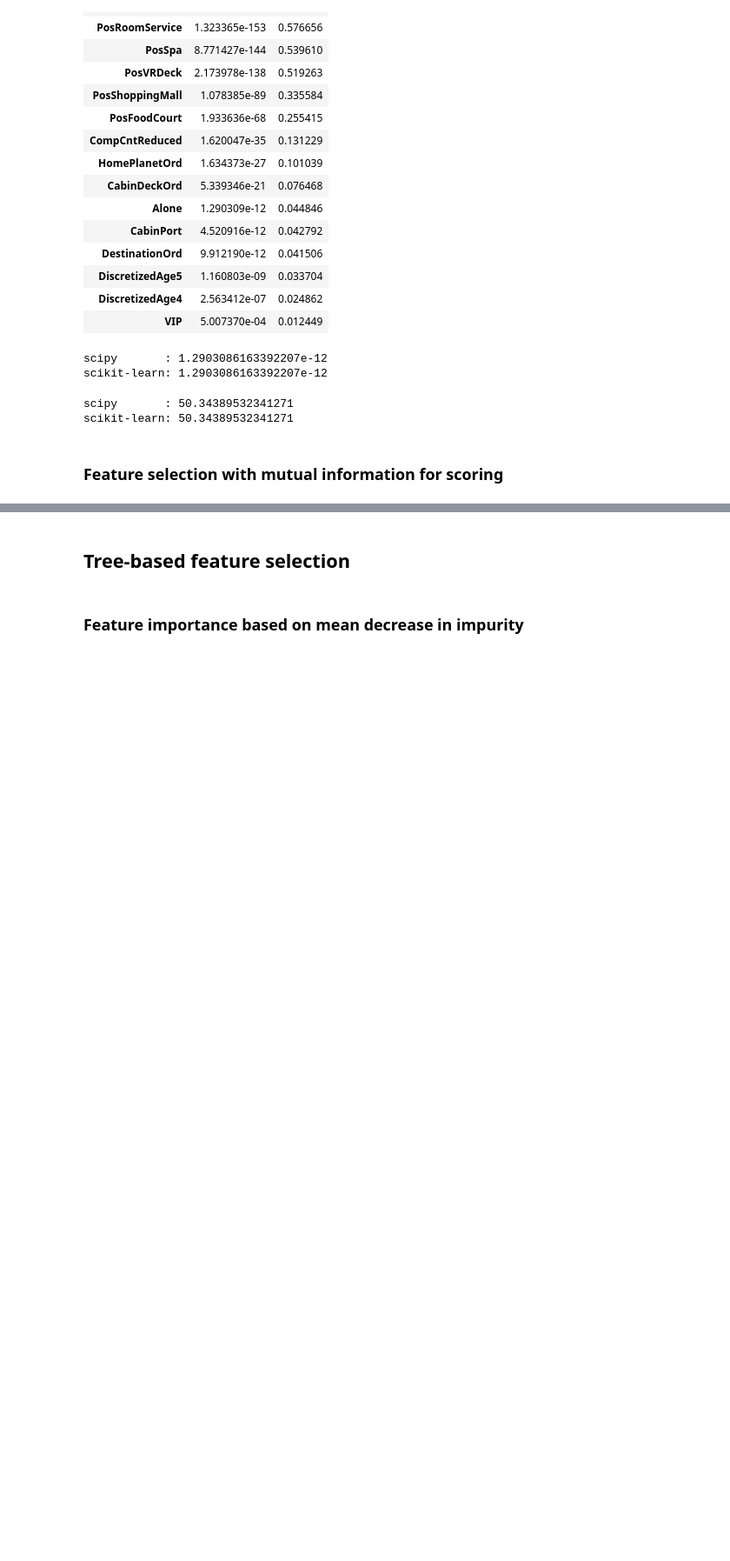
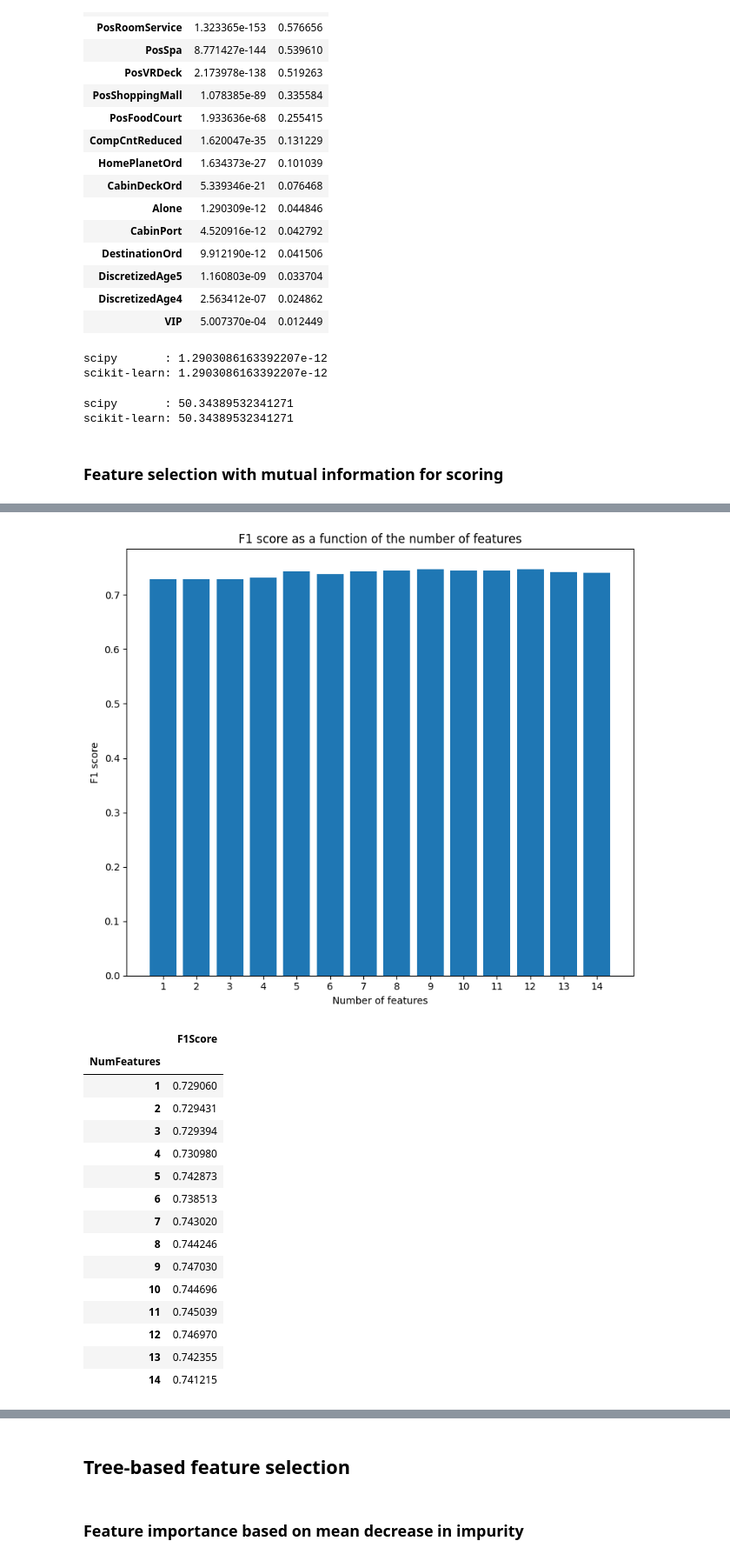
Before and after one commit to mwoitek/spaceship-titanic, a Jupyter notebook: notebooks/feature_selection.ipynb, the cells around one changed output, grey strips where cells are left out. Shown: that part at 87% size. Saved outputs shown, nothing was run; the diff lists cells and outputs as text; code cells hidden in the pictures; blank space fills up the shorter version.

```diff
--- a/notebooks/feature_selection.ipynb
+++ b/notebooks/feature_selection.ipynb
@@ -237,0 +328,29 @@ display(mi_df)
+# %%
+fig = plt.figure(figsize=(8.0, 7.0), layout="tight")
+ax = fig.add_subplot()
+ax.bar(ks, f1_scores)
+ax.set_xticks(ks)
+ax.set_xlabel("Number of features")
+ax.set_ylabel("F1 score")
+ax.set_title("F1 score as a function of the number of features")
+plt.show()
+
+display(metrics_df[["F1Score"]])
+# %% [output]
+[figure, added]
+|  | F1Score |
+| NumFeatures |  |
+| 1 | 0.729060 |
+| 2 | 0.729431 |
+| 3 | 0.729394 |
+| 4 | 0.730980 |
+| 5 | 0.742873 |
+| 6 | 0.738513 |
+| 7 | 0.743020 |
+| 8 | 0.744246 |
+| 9 | 0.747030 |
+| 10 | 0.744696 |
+| 11 | 0.745039 |
+| 12 | 0.746970 |
+| 13 | 0.742355 |
+| 14 | 0.741215 |
```
Also changed, not shown: parts of 9 cells of this notebook, 1 other file.
